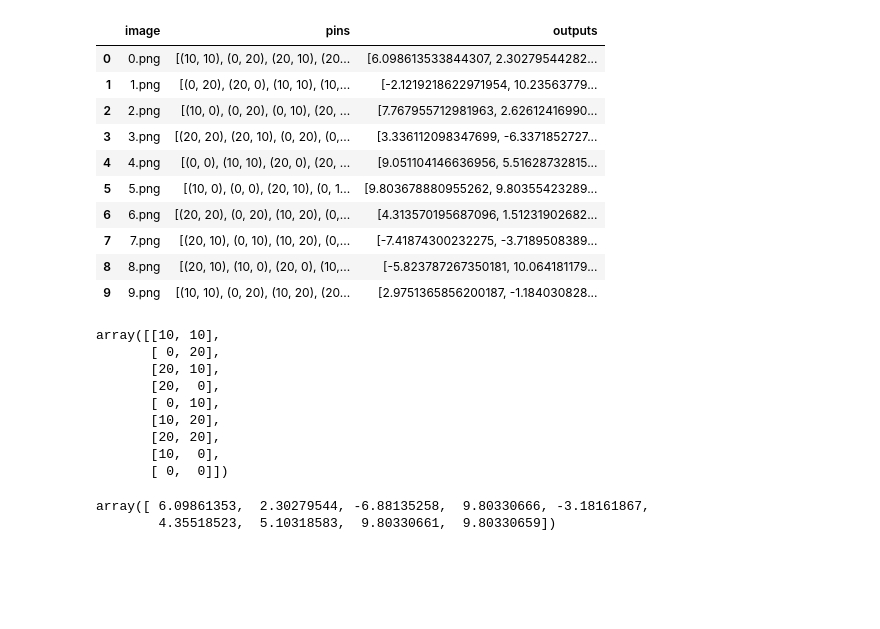
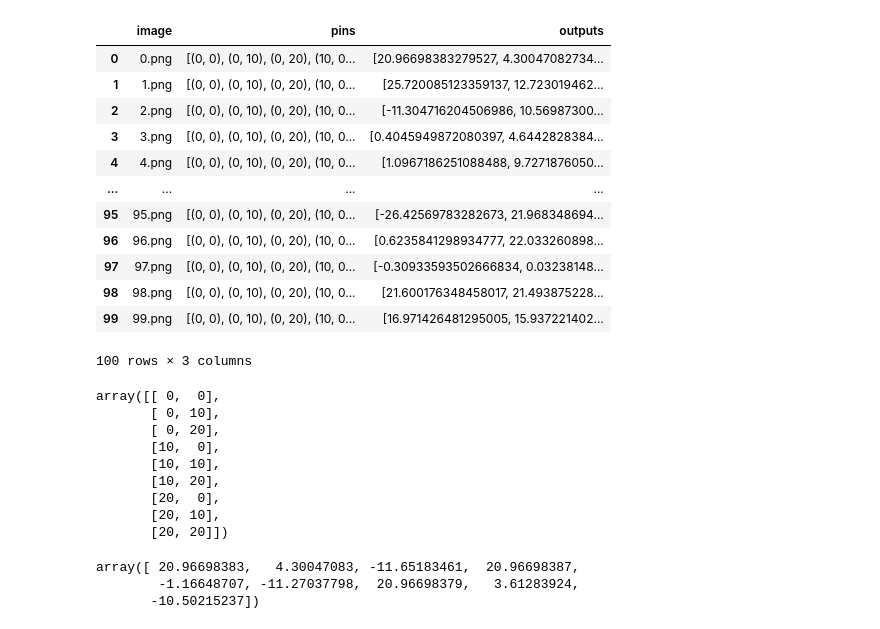
Before and after one commit to neu-spiral/Neural-Point-Processes, a Jupyter notebook: synth_data_reader.ipynb, the cells around one changed output. Cells and saved outputs as stored; diff of their text form; code cells hidden in the pictures; blank space fills up the shorter version.

```diff
--- a/synth_data_reader.ipynb
+++ b/synth_data_reader.ipynb
@@ -18,19 +14,21 @@ image_folder = f"{data_folder}/images/"
 # %%
-pins_file = f"{pin_folder}/pins.csv"
+pins_file = f"{data_folder}/pins.csv"
 pins_df = pd.read_csv(pins_file)
 pins_df
 # %% [output]
 |  | image | pins | outputs |
-| 0 | 0.png | [(10, 10), (0, 20), (20, 10), (20... | [6.098613533844307, 2.30279544282... |
-| 1 | 1.png | [(0, 20), (20, 0), (10, 10), (10,... | [-2.1219218622971954, 10.23563779... |
-| 2 | 2.png | [(10, 0), (0, 20), (0, 10), (20, ... | [7.767955712981963, 2.62612416990... |
-| 3 | 3.png | [(20, 20), (20, 10), (0, 20), (0,... | [3.336112098347699, -6.3371852727... |
-| 4 | 4.png | [(0, 0), (10, 10), (20, 0), (20, ... | [9.051104146636956, 5.51628732815... |
-| 5 | 5.png | [(10, 0), (0, 0), (20, 10), (0, 1... | [9.803678880955262, 9.80355423289... |
-| 6 | 6.png | [(20, 20), (0, 20), (10, 20), (0,... | [4.313570195687096, 1.51231902682... |
-| 7 | 7.png | [(20, 10), (0, 10), (10, 20), (0,... | [-7.41874300232275, -3.7189508389... |
-| 8 | 8.png | [(20, 10), (10, 0), (20, 0), (10,... | [-5.823787267350181, 10.064181179... |
-| 9 | 9.png | [(10, 10), (0, 20), (10, 20), (20... | [2.9751365856200187, -1.184030828... |
+| 0 | 0.png | [(0, 0), (0, 10), (0, 20), (10, 0... | [20.96698383279527, 4.30047082734... |
+| 1 | 1.png | [(0, 0), (0, 10), (0, 20), (10, 0... | [25.720085123359137, 12.723019462... |
+| 2 | 2.png | [(0, 0), (0, 10), (0, 20), (10, 0... | [-11.304716204506986, 10.56987300... |
+| 3 | 3.png | [(0, 0), (0, 10), (0, 20), (10, 0... | [0.4045949872080397, 4.6442828384... |
+| 4 | 4.png | [(0, 0), (0, 10), (0, 20), (10, 0... | [1.0967186251088488, 9.7271876050... |
+| ... | ... | ... | ... |
+| 95 | 95.png | [(0, 0), (0, 10), (0, 20), (10, 0... | [-26.42569783282673, 21.968348694... |
+| 96 | 96.png | [(0, 0), (0, 10), (0, 20), (10, 0... | [0.6235841298934777, 22.033260898... |
+| 97 | 97.png | [(0, 0), (0, 10), (0, 20), (10, 0... | [-0.30933593502666834, 0.03238148... |
+| 98 | 98.png | [(0, 0), (0, 10), (0, 20), (10, 0... | [21.600176348458017, 21.493875228... |
+| 99 | 99.png | [(0, 0), (0, 10), (0, 20), (10, 0... | [16.971426481295005, 15.937221402... |
+100 rows × 3 columns
 # %%
 # y_file = f"{data_folder}/y.csv"
 # out_df = pd.read_csv(y_file)
@@ -41,22 +39,23 @@ pins = eval(pins_df.iloc[0, 1])
 pins = np.asarray(pins)
 pins
 # %% [output]
-array([[10, 10],
+array([[ 0,  0],
+       [ 0, 10],
        [ 0, 20],
+       [10,  0],
+       [10, 10],
+       [10, 20],
+       [20,  0],
        [20, 10],
-       [20,  0],
-       [ 0, 10],
-       [10, 20],
-       [20, 20],
-       [10,  0],
-       [ 0,  0]])
+       [20, 20]])
 # %%
 outputs = eval(pins_df.iloc[0, 2])
 outputs = np.asarray(outputs)
 outputs
 # %% [output]
-array([ 6.09861353,  2.30279544, -6.88135258,  9.80330666, -3.18161867,
-        4.35518523,  5.10318583,  9.80330661,  9.80330659])
+array([ 20.96698383,   4.30047083, -11.65183461,  20.96698387,
+        -1.16648707, -11.27037798,  20.96698379,   3.61283924,
+       -10.50215237])
 # %%
 io.imread(f"{data_folder}/images/{img_name}").shape
 # %% [output]
```
Also changed, not shown: parts of 7 cells of this notebook, 1 other file.
